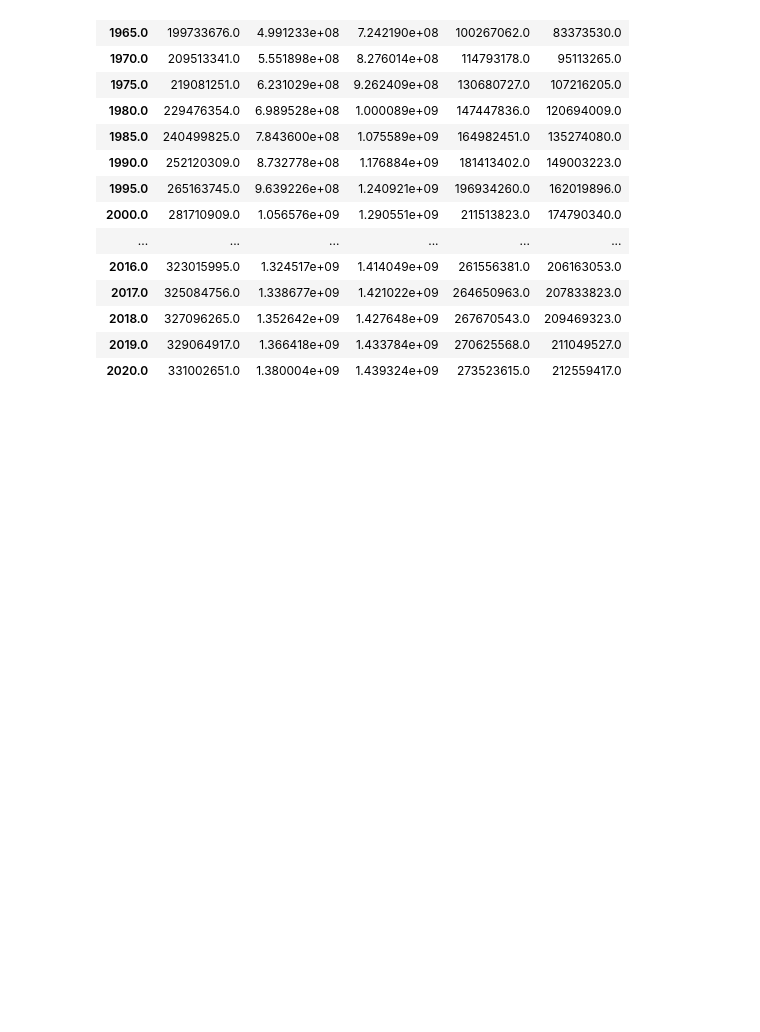
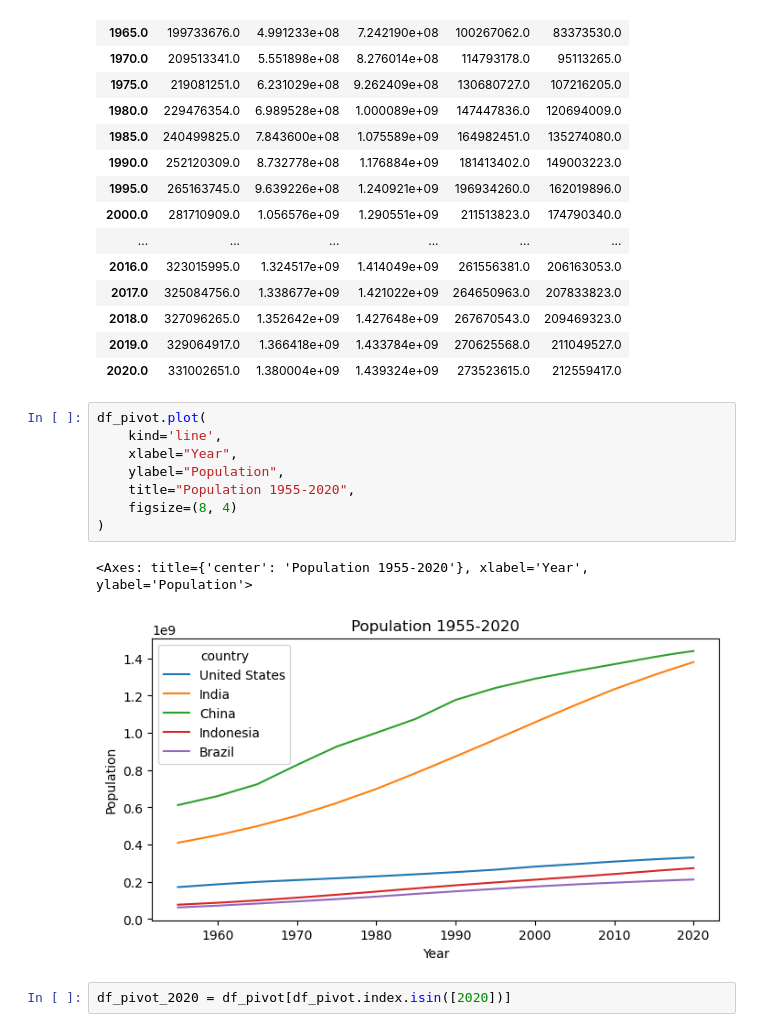
Before and after one commit to Stan-is-the-man/static_and_interactive_data_vizualization, a Jupyter notebook: data_vizualization.ipynb, the cells around one changed output. Drawn from its saved outputs; the diff is of its cells as text; blank space fills up the shorter version.

Commit message:
'.plot' & barplot'

```diff
--- a/data_vizualization.ipynb
+++ b/data_vizualization.ipynb
@@ -63,3 +65,16 @@ df_pivot
 | 2018.0 | 327096265.0 | 1.352642e+09 | 1.427648e+09 | 267670543.0 | 209469323.0 |
 | 2019.0 | 329064917.0 | 1.366418e+09 | 1.433784e+09 | 270625568.0 | 211049527.0 |
 | 2020.0 | 331002651.0 | 1.380004e+09 | 1.439324e+09 | 273523615.0 | 212559417.0 |
+# %%
+df_pivot.plot(
+    kind='line',
+    xlabel="Year",
+    ylabel="Population",
+    title="Population 1955-2020",
+    figsize=(8, 4)
+)
+# %% [output]
+<Axes: title={'center': 'Population 1955-2020'}, xlabel='Year', ylabel='Population'>
+[figure, added]
+# %%
+df_pivot_2020 = df_pivot[df_pivot.index.isin([2020])]
```
Also changed, not shown: parts of 3 cells of this notebook.
